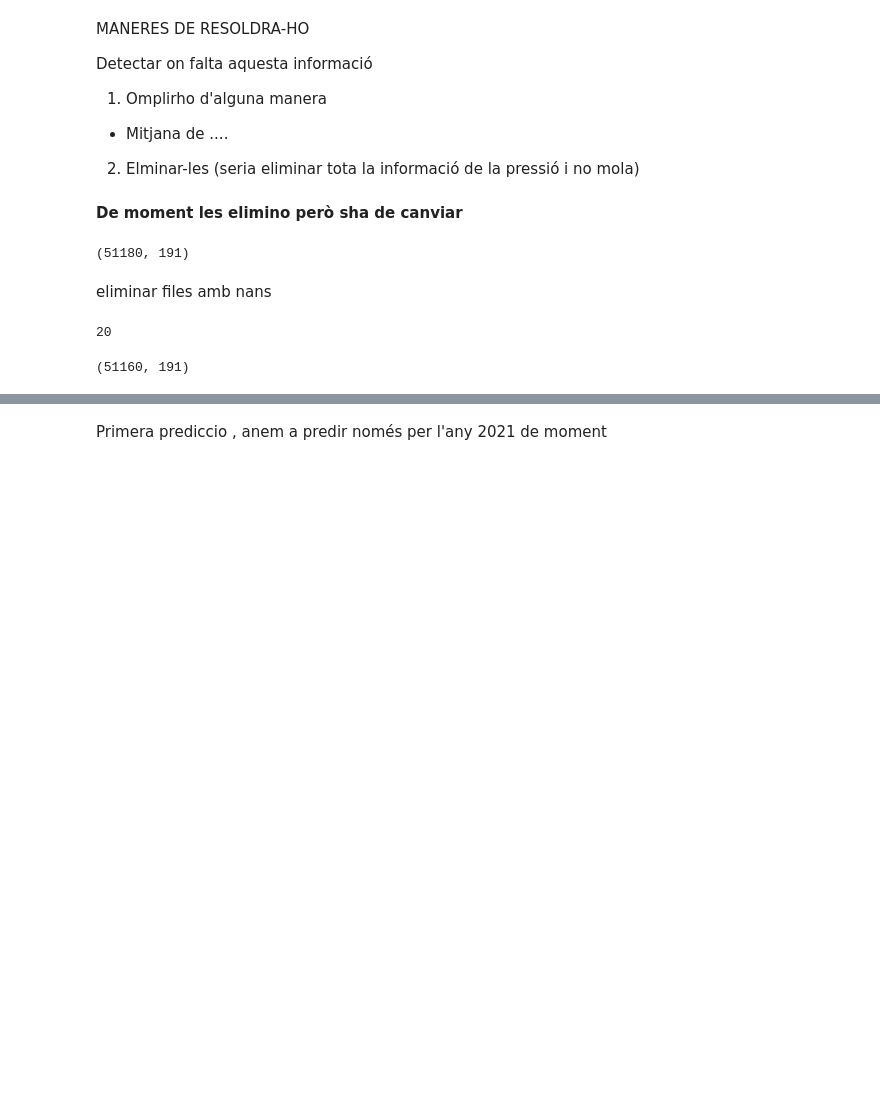
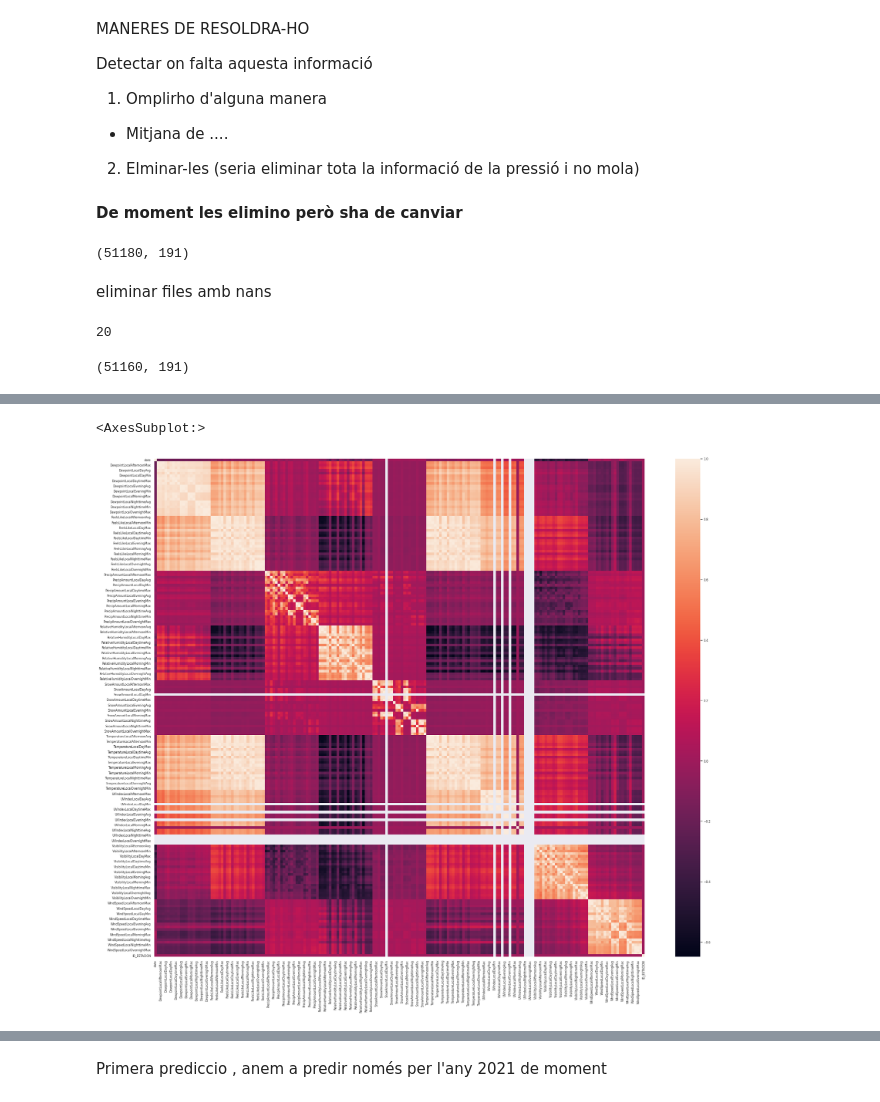
Before and after one commit to AlbertRoca29/The-Wine-Project, a Jupyter notebook: script_exploración.ipynb, the cells around one changed output, grey strips where cells are left out. Cells and saved outputs as stored; diff of their text form; code cells hidden in the pictures; blank space fills up the shorter version.

```diff
--- a/script_exploración.ipynb
+++ b/script_exploración.ipynb
@@ -202,0 +237,6 @@ sns.heatmap(train.corr())
+# %%
+plt.figure(figsize = (30,25))
+sns.heatmap(eto.corr())
+# %% [output]
+<AxesSubplot:>
+[figure, added]
```
Also changed, not shown: parts of 36 cells of this notebook.
